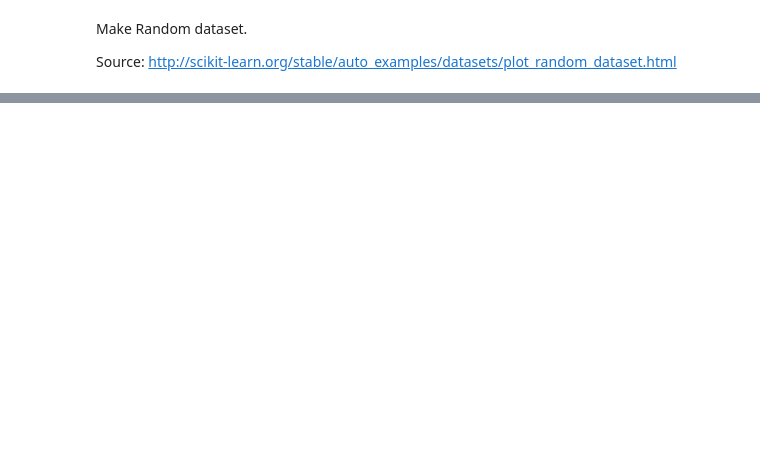
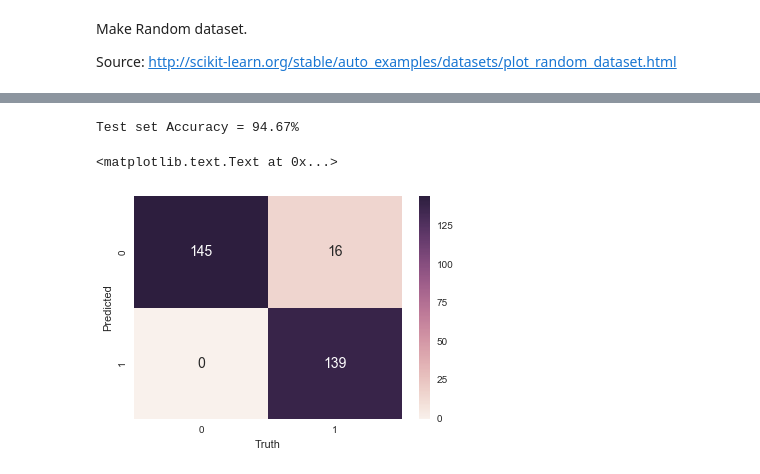
Before and after one commit to patrick-su/ml_algorithms_stepbystep, a Jupyter notebook: algo_example_DT_decision_trees.ipynb, the cells around one changed output, grey strips where cells are left out. Cells and saved outputs as stored; diff of their text form; code cells hidden in the pictures; blank space fills up the shorter version.

```diff
--- a/algo_example_DT_decision_trees.ipynb
+++ b/algo_example_DT_decision_trees.ipynb
@@ -53,0 +236,32 @@ $$ I(f) = \sum_{i \ne k} f_i \cdot f_k$$
+# %%
+#calculate Y_pred
+Y_pred = np.zeros(shape=Y_test.shape)
+
+t_l = (X_test[:,var[0]] < cut[0])
+t_h = np.logical_not(t_l)
+t_ll = (X_test[:,var[1]] < cut[1]) & t_l
+t_lh = np.logical_not(t_ll) & t_l
+t_hl = (X_test[:,var[1]] < cut[2]) & t_h
+t_hh = np.logical_not(t_hl) & t_h
+
+Y_pred[t_ll] = p_v1_ll
+Y_pred[t_lh] = p_v1_lh
+Y_pred[t_hl] = p_v1_hl
+Y_pred[t_hh] = p_v1_hh
+# %%
+from sklearn.metrics import confusion_matrix
+cm_mat = confusion_matrix(Y_test,Y_pred)
+
+accuracy = np.trace(cm_mat)*100.0/len(Y_test)
+print 'Test set Accuracy = {:.2f}%'.format(accuracy)
+
+df_temp = pd.DataFrame(cm_mat.flatten()[np.newaxis].T,columns = ['values'])
+df_temp = pd.DataFrame(cm_mat.flatten()[np.newaxis].T,columns = ['values'])
+plt.figure(figsize = (6,4),dpi=600)
+sns.heatmap(cm_mat.T, cbar=True ,annot=True, fmt=',.0f')
+plt.xlabel('Truth')
+plt.ylabel('Predicted')
+# %% [output]
+Test set Accuracy = 94.67%
+<matplotlib.text.Text at 0x...>
+[figure, added]
```
Also changed, not shown: parts of 9 cells of this notebook.
